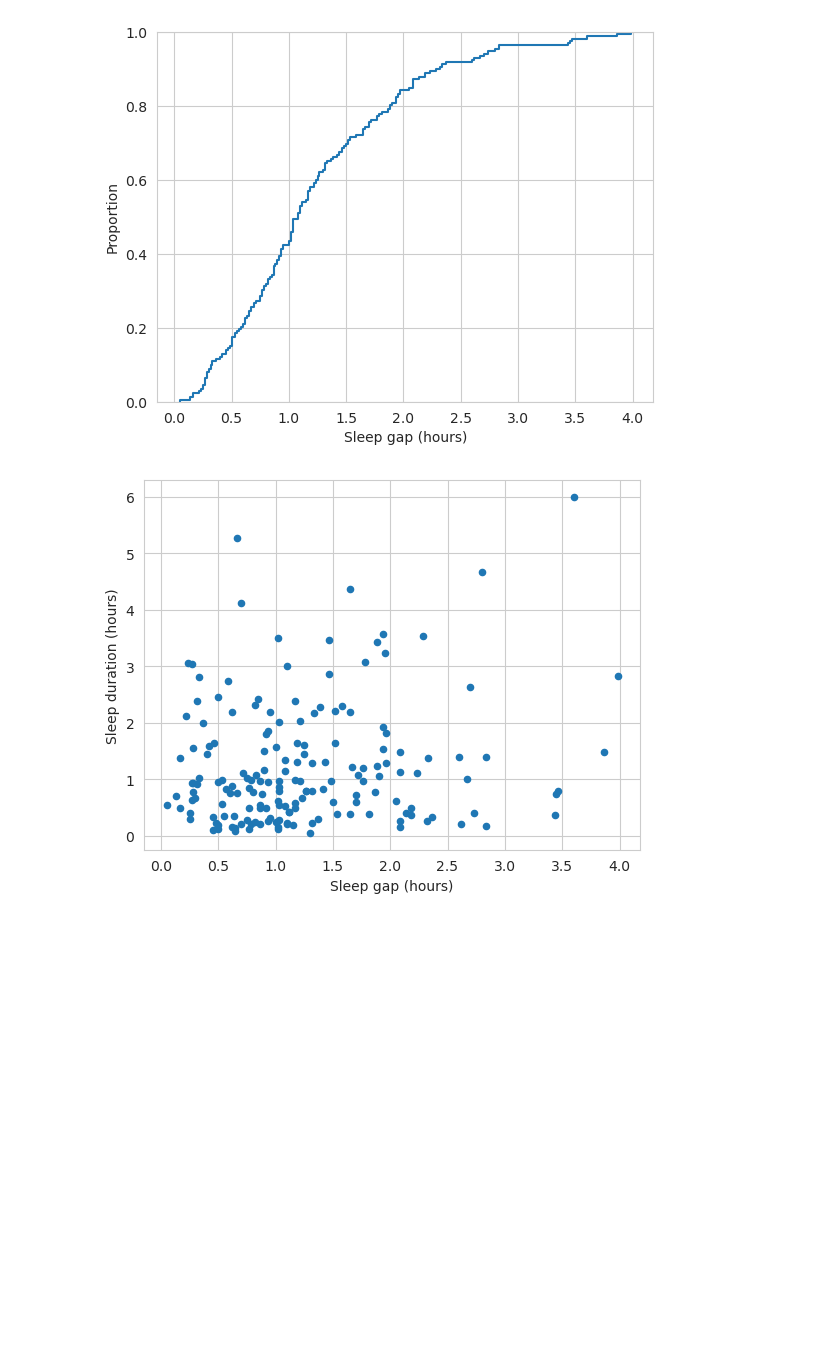
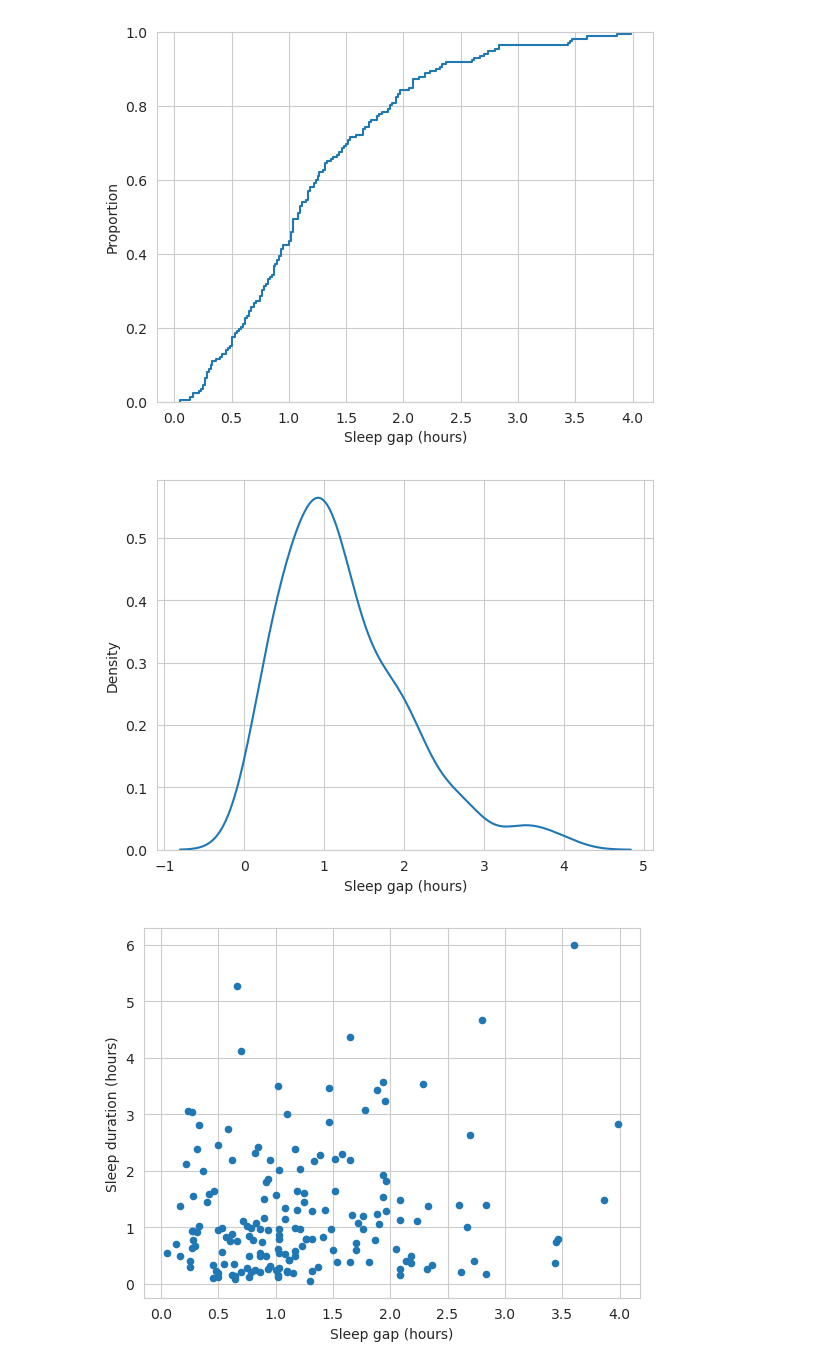
Before and after one commit to ricardoV94/making-sense-of-the-empada, a Jupyter notebook: notebooks/EDA.ipynb, the cells around one changed output. Drawn from its saved outputs; the diff is of its cells as text; code cells hidden in the pictures; blank space fills up the shorter version.

```diff
--- a/notebooks/EDA.ipynb
+++ b/notebooks/EDA.ipynb
@@ -166,6 +171,11 @@ ax = sns.ecdfplot(raw_sdf["sleep_gap"].dt.seconds / 60 / 60)
 ax.set_xlabel("Sleep gap (hours)");
 # %% [output]
 [figure]
+# %%
+ax = sns.kdeplot((raw_sdf["sleep_gap"].dt.seconds / 60 / 60))
+ax.set_xlabel("Sleep gap (hours)");
+# %% [output]
+[figure, added]
 # %%
 plt.scatter(raw_sdf["sleep_gap"].dt.seconds / 60 / 60, raw_sdf["duration"].dt.seconds / 60 / 60, s=20)
 plt.xlabel("Sleep gap (hours)")
```
Also changed, not shown: parts of 1 cell of this notebook.
